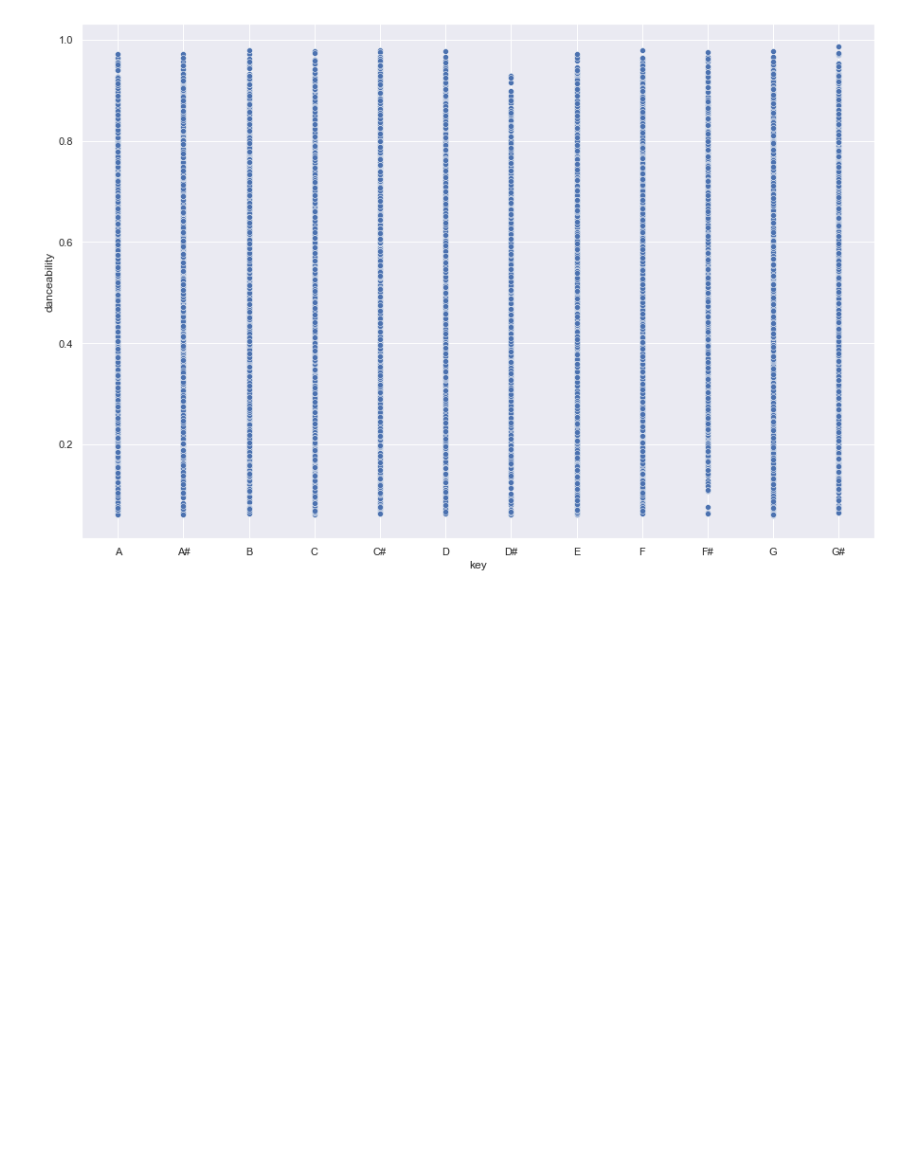
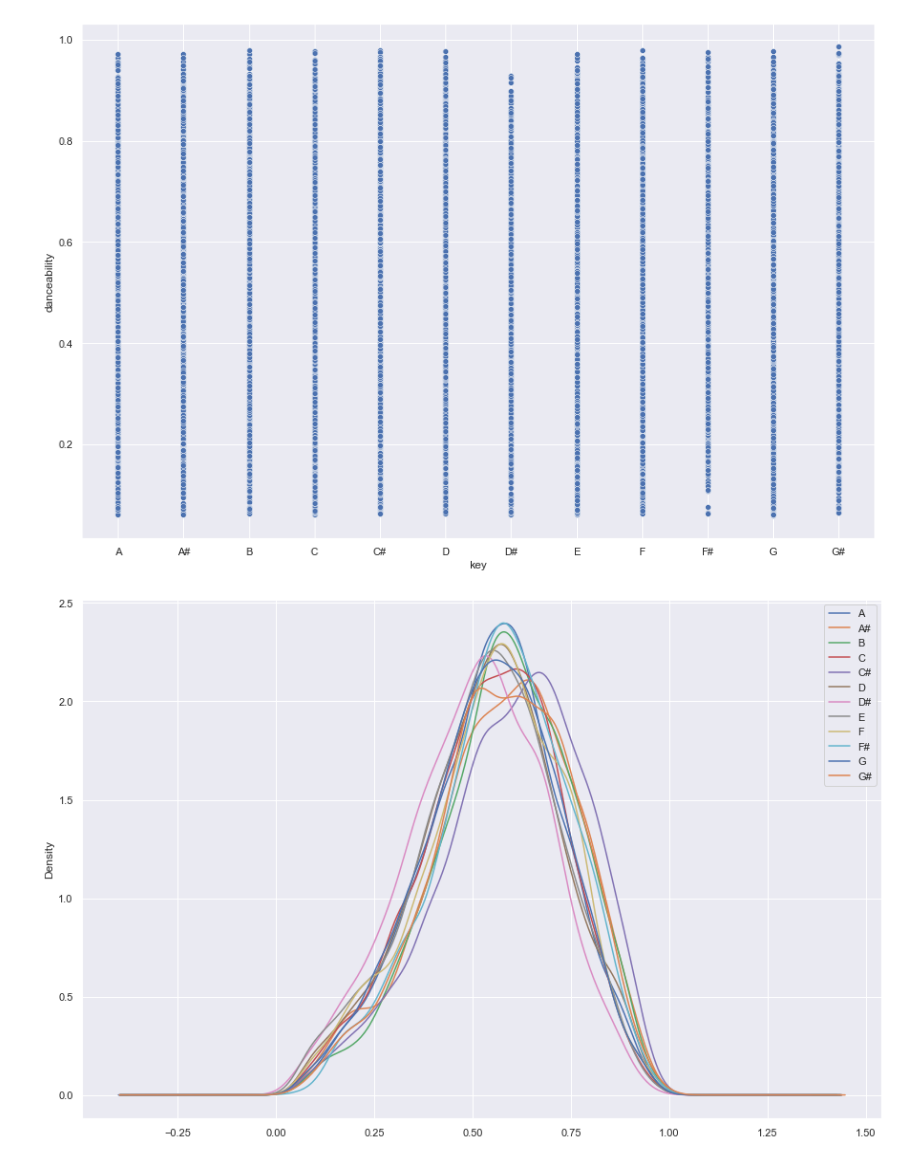
Before and after one commit to dynamoRando/music_genre, a Jupyter notebook: music.ipynb, the cells around one changed output. Saved outputs shown, nothing was run; the diff lists cells and outputs as text; code cells hidden in the pictures; blank space fills up the shorter version.

```diff
--- a/music.ipynb
+++ b/music.ipynb
@@ -190,3 +201,10 @@ sns.scatterplot(x=plot_data['key'], y = plot_data['danceability'], data=plot_dat
 # %% [output]
 <AxesSubplot:xlabel='key', ylabel='danceability'>
 [figure]
+# %%
+plot_data.groupby('key')['danceability'].plot.kde()
+plt.legend()
+#plt.xlim([0,1])
+plt.show()
+# %% [output]
+[figure, added]
```
Also changed, not shown: parts of 4 cells of this notebook.
